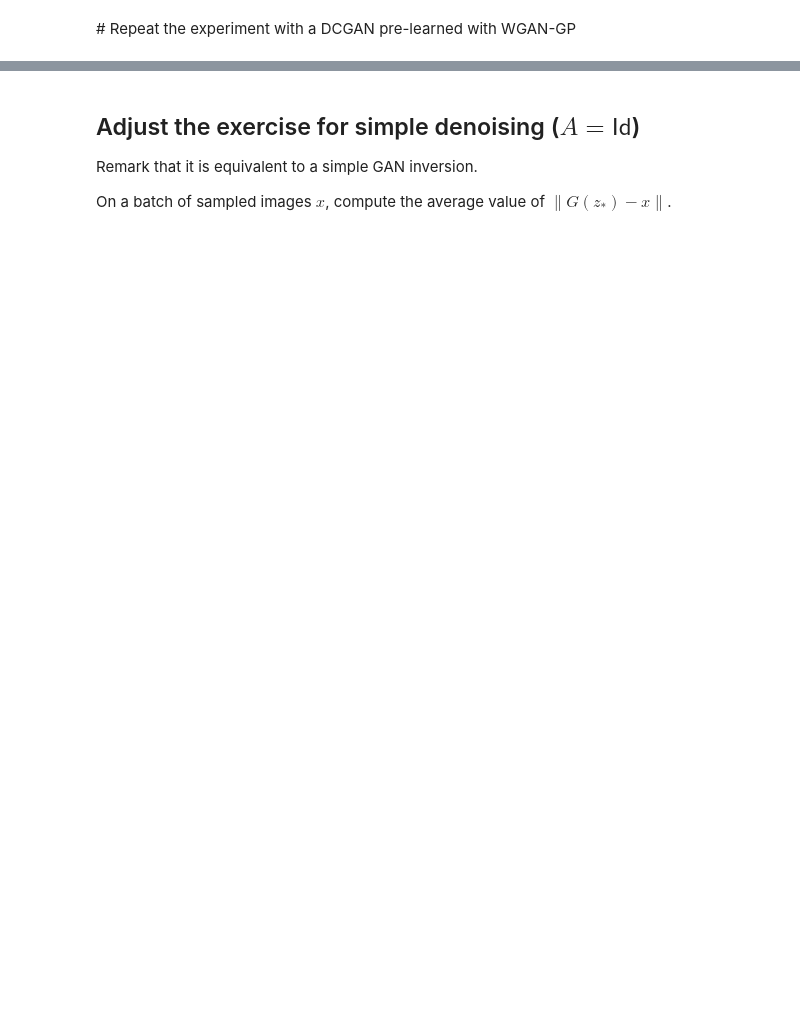
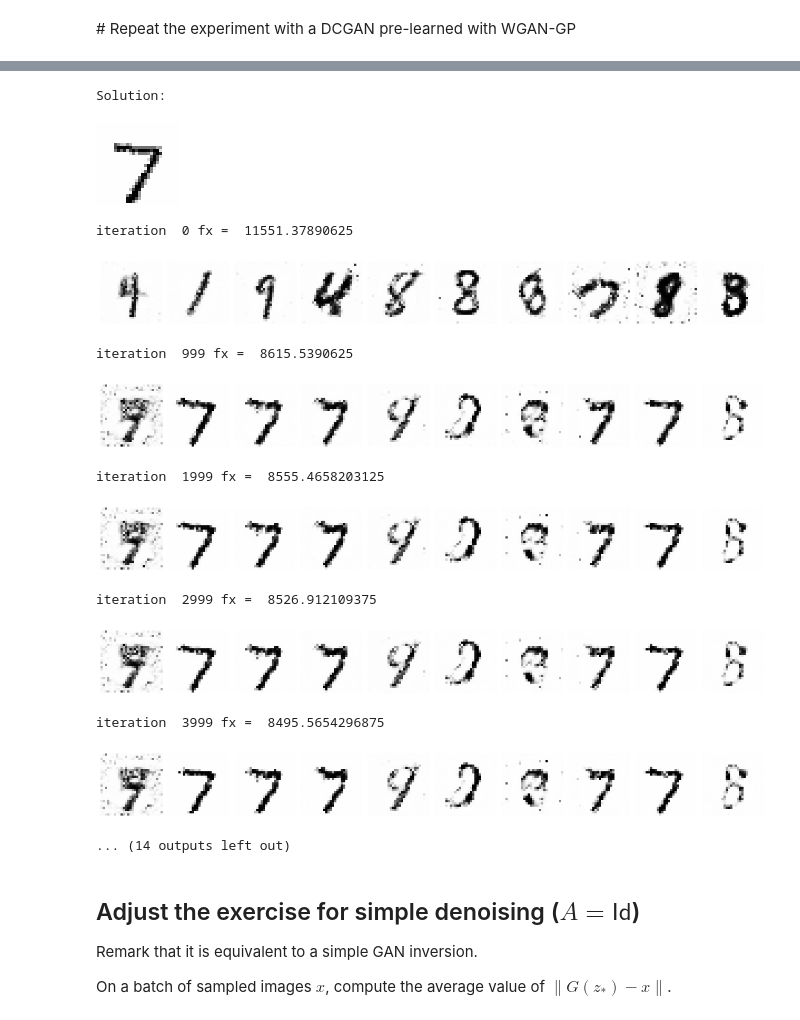
Before and after one commit to KHOUTAIBI/TSIA-TP, a Jupyter notebook: tp2526/tp5_exo2_inverse_problem_with_generative_prior.ipynb, the cells around one changed output, grey strips where cells are left out. Saved outputs shown, nothing was run; the diff lists cells and outputs as text; code cells hidden in the pictures; blank space fills up the shorter version.

```diff
--- a/tp2526/tp5_exo2_inverse_problem_with_generative_prior.ipynb
+++ b/tp2526/tp5_exo2_inverse_problem_with_generative_prior.ipynb
@@ -339,3 +335,42 @@ show(G,zt);
+# %%
+### ... ###
+
+z = torch.randn(size = (b, k)).to(device)
+z.requires_grad_(True)
+optimizer = optim.Adam([z], lr = 0.01)
+
+print('Solution:')
+imshow(x0, False);
+niter = 10**4
+losslist = []
+
+for it in range(niter):
+
+    optimizer.zero_grad()
+    fx = (torch.linalg.norm(batchA(G_net(z)) - y, dim = 1)**2).sum() ### ... ###
+    fx.backward()
+    optimizer.step()
+    losslist.append(fx.item())
+
+    if it==0 or it%(niter//10) == niter//10-1:
+        print("iteration ", it, "fx = ", fx.item())
+        show(G_net,z=z)
+
+plt.plot(losslist)
+# %% [output]
+Solution:
+[figure, added]
+iteration  0 fx =  11551.37890625
+[figure, added]
+iteration  999 fx =  8615.5390625
+[figure, added]
+iteration  1999 fx =  8555.4658203125
+[figure, added]
+iteration  2999 fx =  8526.912109375
+[figure, added]
+iteration  3999 fx =  8495.5654296875
+[figure, added]
+... (14 outputs left out)
 # %% [markdown]
 ## Adjust the exercise for simple denoising ($A= \mathsf{Id}$)
 
```
Also changed, not shown: parts of 10 cells of this notebook.
